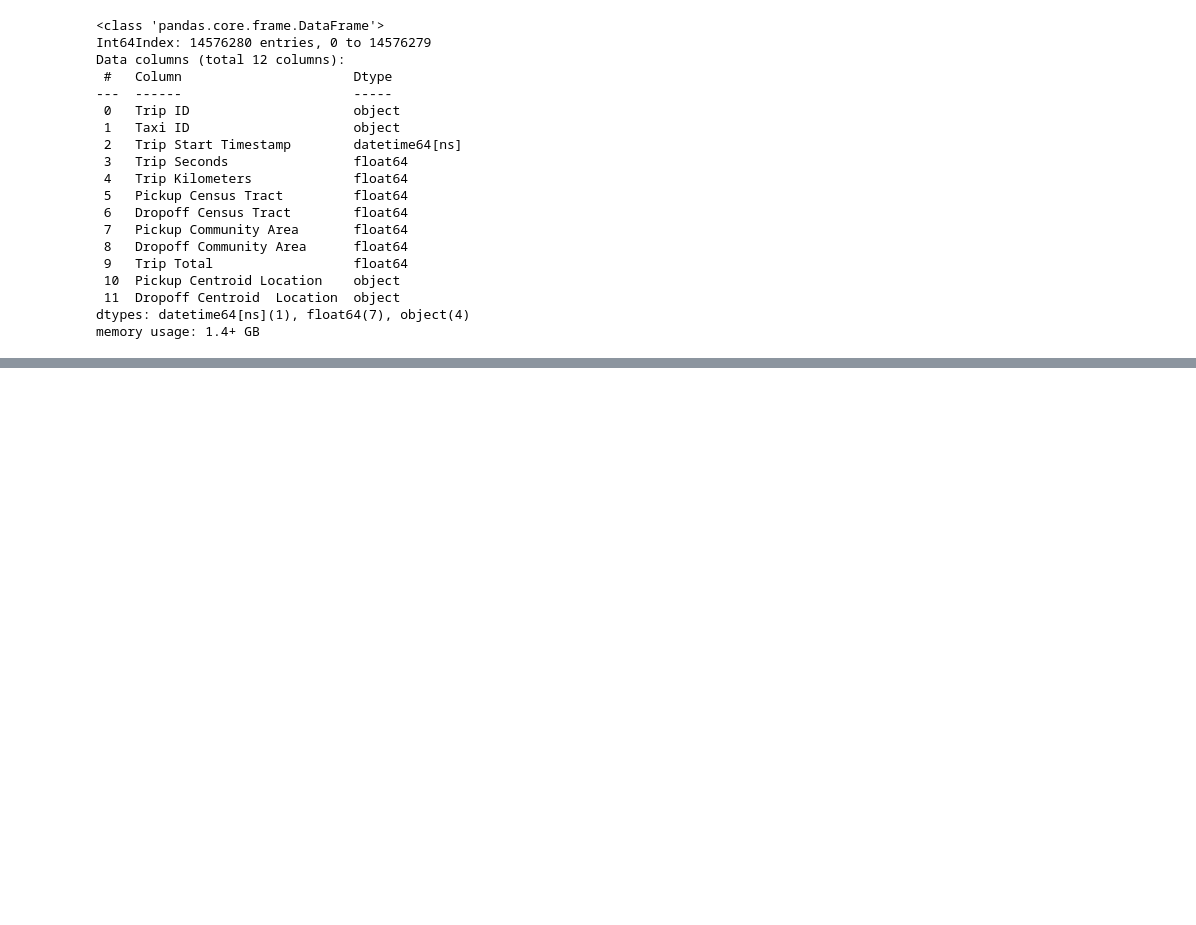
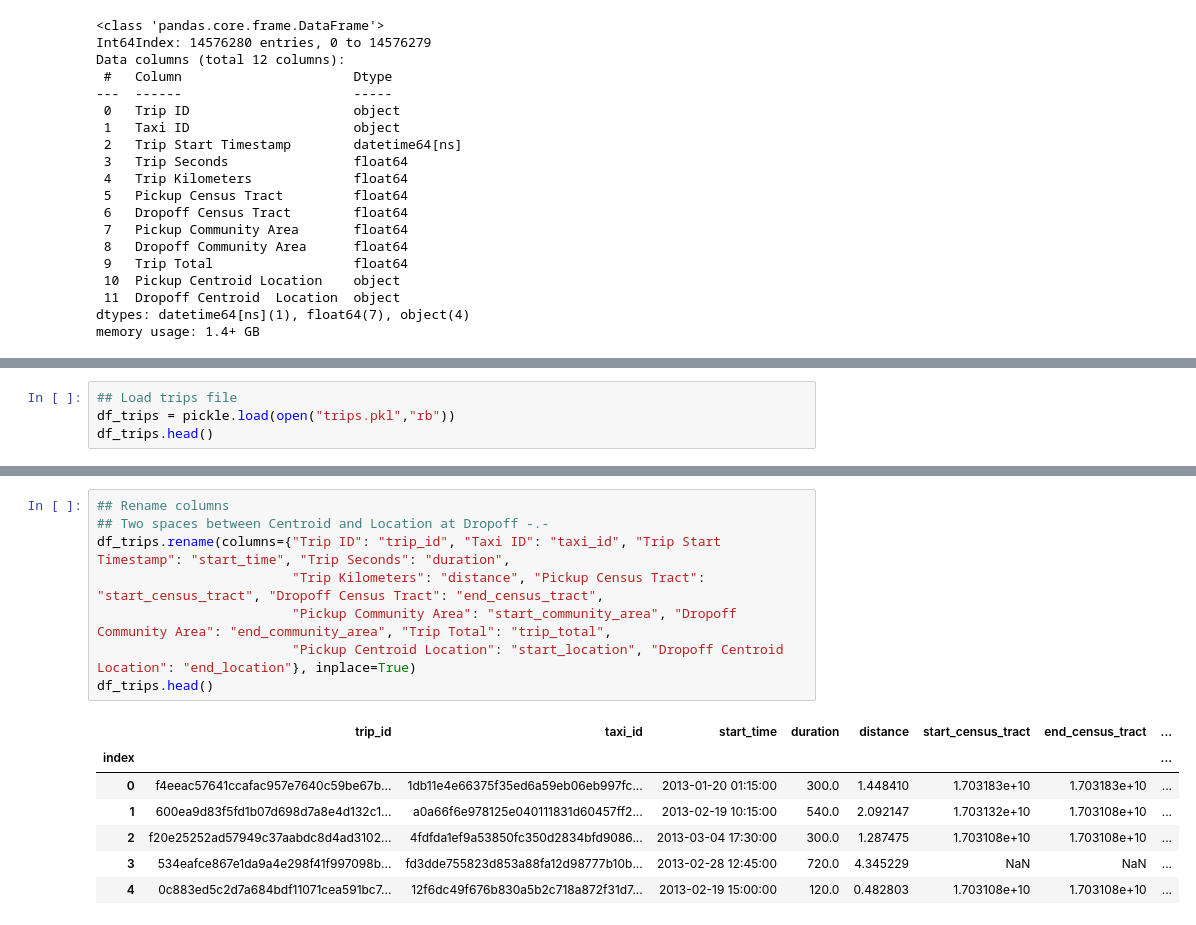
Before and after one commit to mschwa1010/3A_2023, a Jupyter notebook: 01_Trips.ipynb, the cells around one changed output, grey strips where cells are left out. Drawn from its saved outputs; the diff is of its cells as text; blank space fills up the shorter version.

```diff
--- a/01_Trips.ipynb
+++ b/01_Trips.ipynb
@@ -190,3 +204,7 @@ import pickle
 
 # Saving
 pickle.dump(df_trips, open("trips.pkl","wb"))
+# %%
+## Load trips file
+df_trips = pickle.load(open("trips.pkl","rb"))
+df_trips.head()
@@ -192,0 +235,16 @@ pickle.dump(df_trips, open("trips.pkl","wb"))
+# %%
+## Rename columns
+## Two spaces between Centroid and Location at Dropoff -.-
+df_trips.rename(columns={"Trip ID": "trip_id", "Taxi ID": "taxi_id", "Trip Start Timestamp": "start_time", "Trip Seconds": "duration",
+                         "Trip Kilometers": "distance", "Pickup Census Tract": "start_census_tract", "Dropoff Census Tract": "end_census_tract",
+                         "Pickup Community Area": "start_community_area", "Dropoff Community Area": "end_community_area", "Trip Total": "trip_total",
+                         "Pickup Centroid Location": "start_location", "Dropoff Centroid  Location": "end_location"}, inplace=True)
+df_trips.head()
+# %% [output]
+|  | trip_id | taxi_id | start_time | duration | distance | start_census_tract | end_census_tract | ... |
+| index |  |  |  |  |  |  |  | ... |
+| 0 | f4eeac57641ccafac957e7640c59be67b... | 1db11e4e66375f35ed6a59eb06eb997fc... | 2013-01-20 01:15:00 | 300.0 | 1.448410 | 1.703183e+10 | 1.703183e+10 | ... |
+| 1 | 600ea9d83f5fd1b07d698d7a8e4d132c1... | a0a66f6e978125e040111831d60457ff2... | 2013-02-19 10:15:00 | 540.0 | 2.092147 | 1.703132e+10 | 1.703108e+10 | ... |
+| 2 | f20e25252ad57949c37aabdc8d4ad3102... | 4fdfda1ef9a53850fc350d2834bfd9086... | 2013-03-04 17:30:00 | 300.0 | 1.287475 | 1.703108e+10 | 1.703108e+10 | ... |
+| 3 | 534eafce867e1da9a4e298f41f997098b... | fd3dde755823d853a88fa12d98777b10b... | 2013-02-28 12:45:00 | 720.0 | 4.345229 | NaN | NaN | ... |
+| 4 | 0c883ed5c2d7a684bdf11071cea591bc7... | 12f6dc49f676b830a5b2c718a872f31d7... | 2013-02-19 15:00:00 | 120.0 | 0.482803 | 1.703108e+10 | 1.703108e+10 | ... |
```
Also changed, not shown: parts of 11 cells of this notebook.
